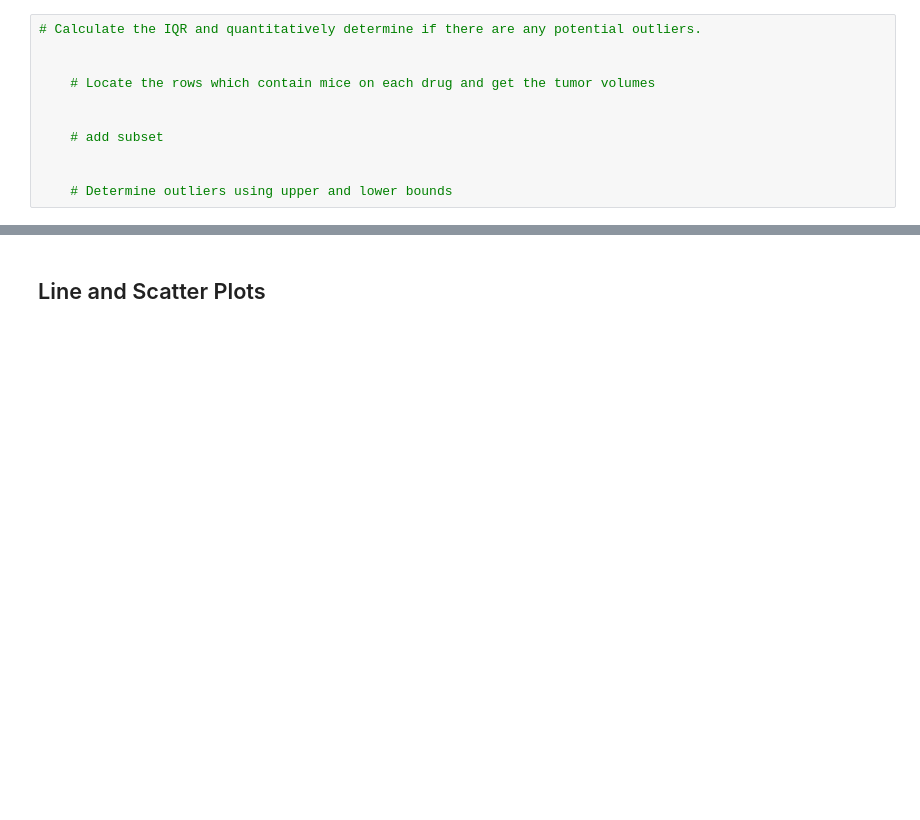
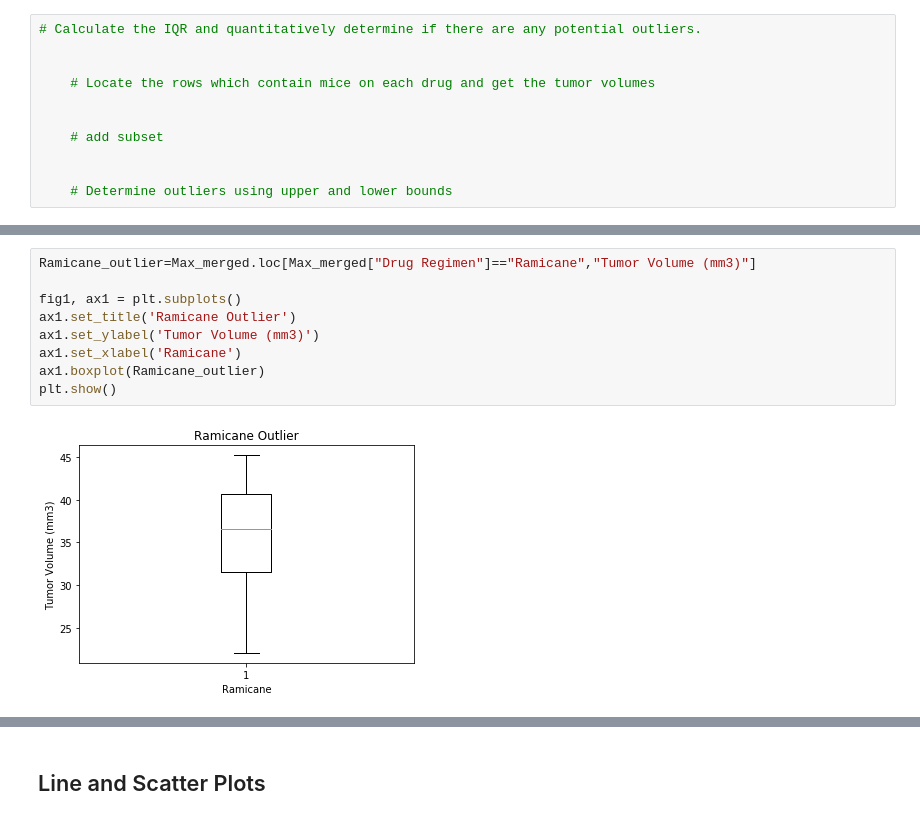
Before and after one commit to TricK0rTreAt/Matplotlib-for-Cancer-Treatments-, a Jupyter notebook: Pymaceuticals/pymaceuticals_starter.ipynb, the cells around one changed output, grey strips where cells are left out. Drawn from its saved outputs; the diff is of its cells as text; blank space fills up the shorter version.

```diff
--- a/Pymaceuticals/pymaceuticals_starter.ipynb
+++ b/Pymaceuticals/pymaceuticals_starter.ipynb
@@ -269,0 +281,11 @@ Tumor_Volume=[]
+# %%
+Ramicane_outlier=Max_merged.loc[Max_merged["Drug Regimen"]=="Ramicane","Tumor Volume (mm3)"]
+
+fig1, ax1 = plt.subplots()
+ax1.set_title('Ramicane Outlier')
+ax1.set_ylabel('Tumor Volume (mm3)')
+ax1.set_xlabel('Ramicane')
+ax1.boxplot(Ramicane_outlier)
+plt.show()
+# %% [output]
+[figure, added]
```
Also changed, not shown: parts of 4 cells of this notebook.
